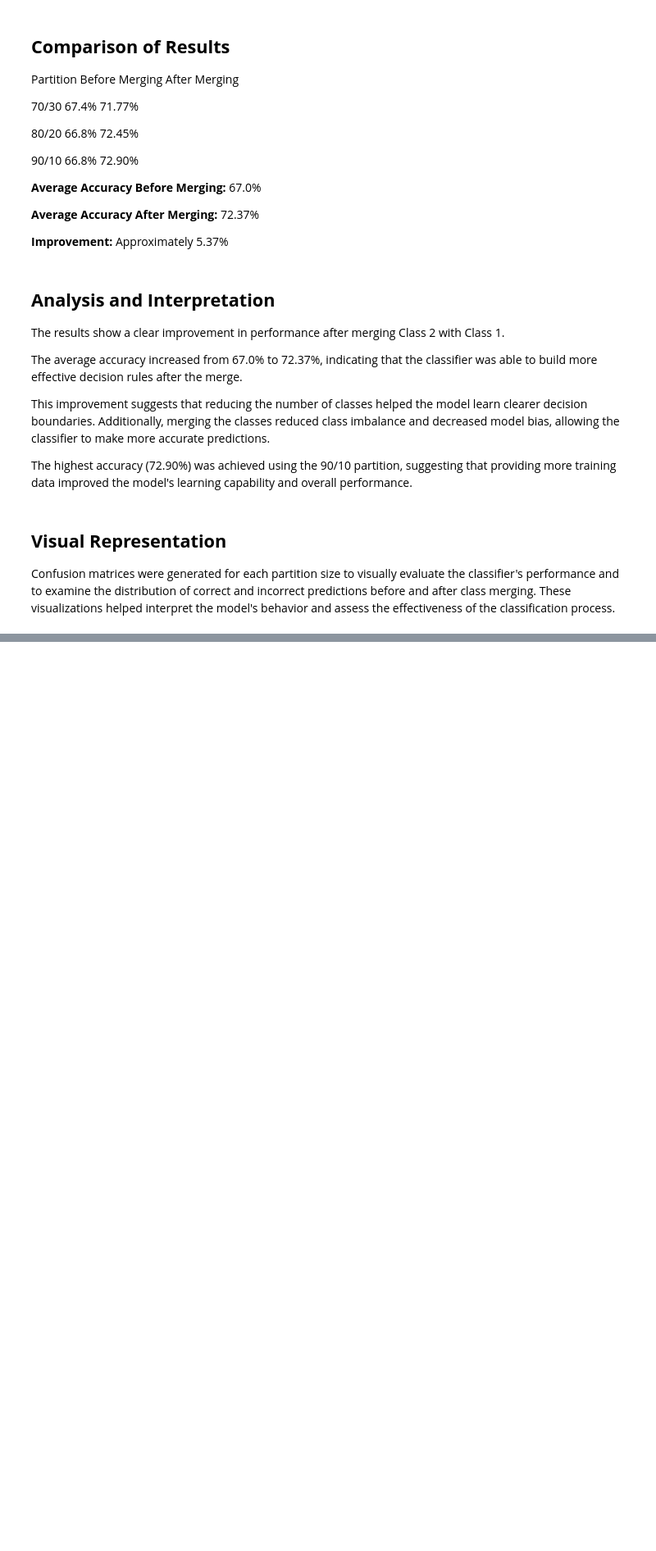
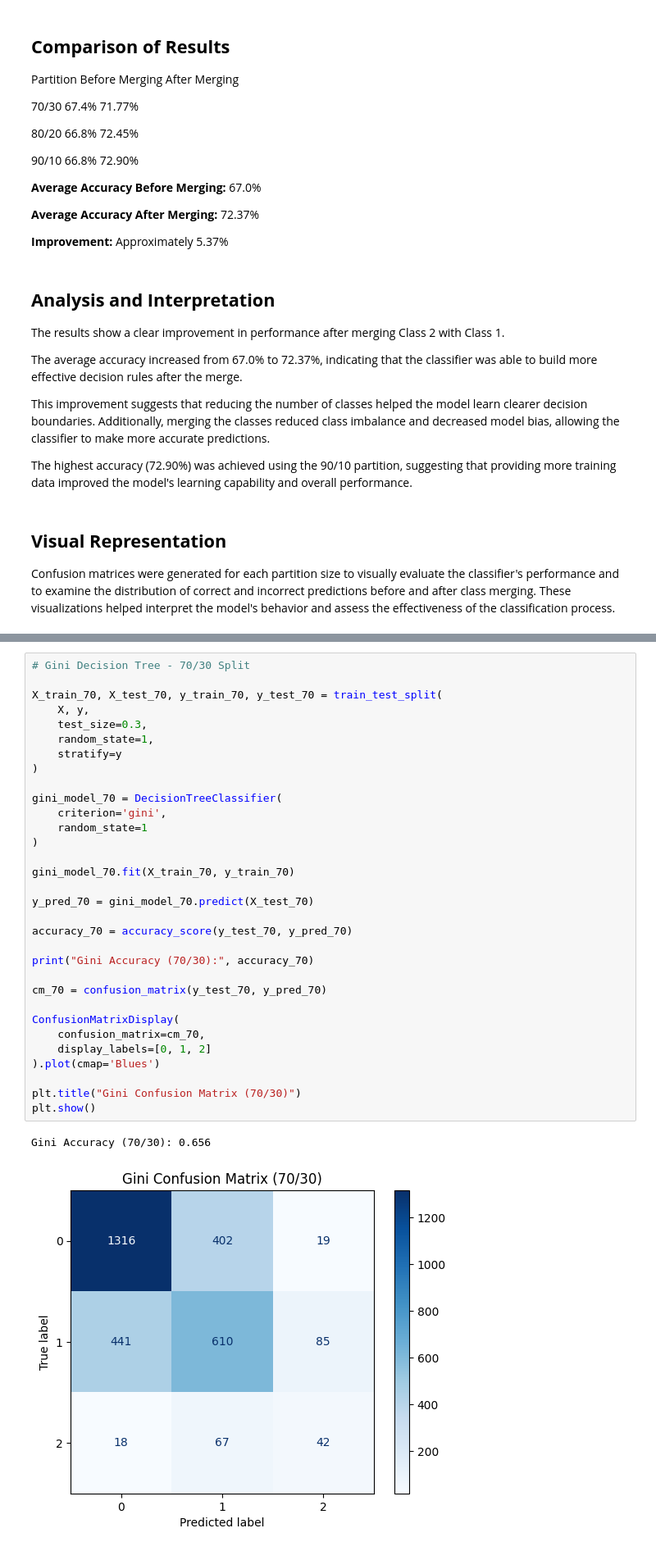
Before and after one commit to hend-22/-IT326-Project, a Jupyter notebook: Reports/Phase3.ipynb, the cells around one changed output, grey strips where cells are left out. Shown at 82% size. Drawn from its saved outputs; the diff is of its cells as text; blank space fills up the shorter version.

```diff
--- a/Reports/Phase3.ipynb
+++ b/Reports/Phase3.ipynb
@@ -223,0 +315,35 @@ Confusion matrices were generated for each partition size to visually evaluate t
+# %%
+# Gini Decision Tree - 70/30 Split
+
+X_train_70, X_test_70, y_train_70, y_test_70 = train_test_split(
+    X, y,
+    test_size=0.3,
+    random_state=1,
+    stratify=y
+)
+
+gini_model_70 = DecisionTreeClassifier(
+    criterion='gini',
+    random_state=1
+)
+
+gini_model_70.fit(X_train_70, y_train_70)
+
+y_pred_70 = gini_model_70.predict(X_test_70)
+
+accuracy_70 = accuracy_score(y_test_70, y_pred_70)
+
+print("Gini Accuracy (70/30):", accuracy_70)
+
+cm_70 = confusion_matrix(y_test_70, y_pred_70)
+
+ConfusionMatrixDisplay(
+    confusion_matrix=cm_70,
+    display_labels=[0, 1, 2]
+).plot(cmap='Blues')
+
+plt.title("Gini Confusion Matrix (70/30)")
+plt.show()
+# %% [output]
+Gini Accuracy (70/30): 0.656
+[figure, added]
```
Also changed, not shown: parts of 17 cells of this notebook.
